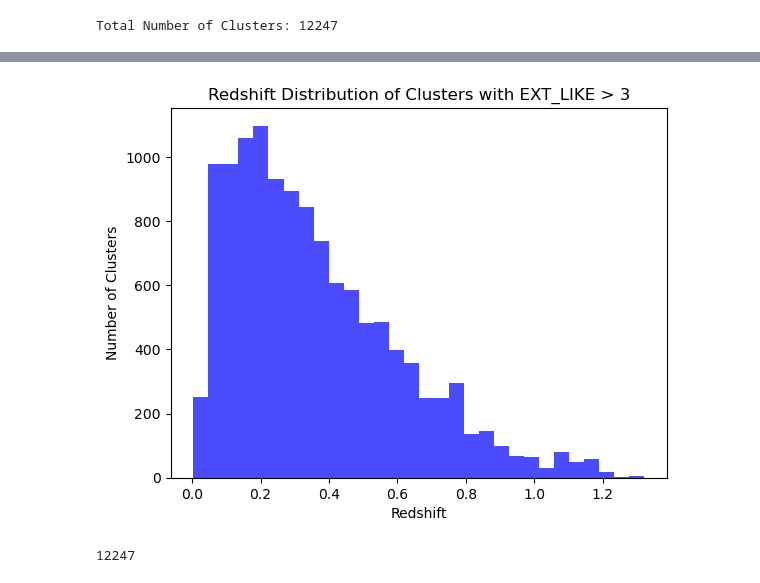
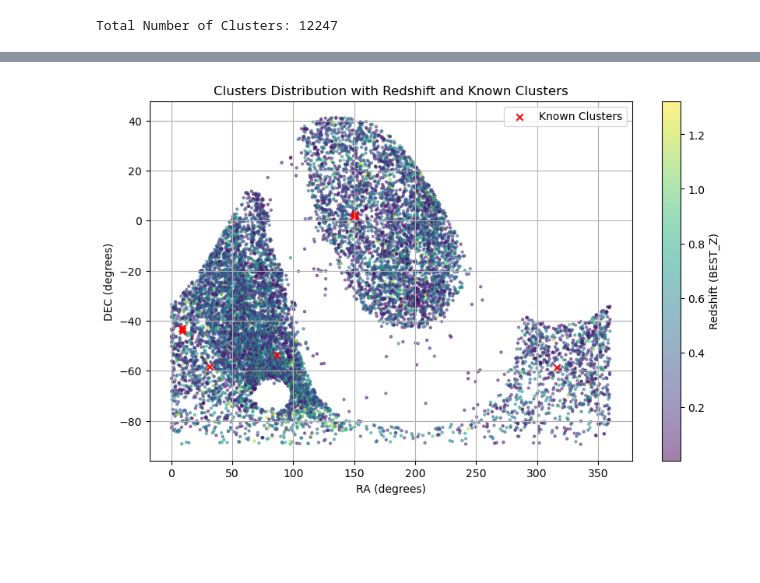
Before and after one commit to RyanNease/GoGreeneRosita, a Jupyter notebook: eROSITACatalog.ipynb, the cells around one changed output, grey strips where cells are left out. Drawn from its saved outputs; the diff is of its cells as text; code cells hidden in the pictures; blank space fills up the shorter version.

```diff
--- a/eROSITACatalog.ipynb
+++ b/eROSITACatalog.ipynb
@@ -179,17 +143,31 @@ plt.show()
-# %%
-# Assuming you have a column named "EXT_LIKE" in your data_table
-ext_like_values = data_table['EXT_LIKE']
-
-# Filter data based on EXT_LIKE > 3
-filtered_data = data_table[ext_like_values > 3]
-
-# Create a histogram
-plt.hist(filtered_data['BEST_Z'], bins=30, color='blue', alpha=0.7)
-plt.xlabel('Redshift')
-plt.ylabel('Number of Clusters')
-plt.title('Redshift Distribution of Clusters with EXT_LIKE > 3')
-plt.show()
-print(len(redshift_values))
-# %% [output]
-[figure, removed]
-12247
+# %%
+# Extract RA, DEC, and redshift columns
+ra = data_table['RA']
+dec = data_table['DEC']
+redshift = data_table['BEST_Z']
+
+# Specify RA and DEC coordinates for known clusters
+known_clusters_ra = [150.6208, 150.562, 149.4692,150.359,31.451,86.6403,316.5191,8.957,8.67512,9.18756]  # Add your specific RA coordinates here
+known_clusters_dec = [2.1675, 2.5031, 1.6685,1.9352,-58.4803,-53.761,-58.7411,-43.206604,-43.1315,-44.1805]  # Add your specific DEC coordinates here
+
+# Create a scatter plot with redshift information
+plt.figure(figsize=(10, 6))
+
+# Scatter plot for all data points
+scatter = plt.scatter(ra, dec, c=redshift, s=5, alpha=0.5, cmap='viridis')
+
+# Mark known clusters with red 'x' markers
+plt.scatter(known_clusters_ra, known_clusters_dec, marker='x', color='red', label='Known Clusters')
+
+plt.title('Clusters Distribution with Redshift and Known Clusters')
+plt.xlabel('RA (degrees)')
+plt.ylabel('DEC (degrees)')
+
+# Add a legend to label the red 'x' markers
+plt.legend()
+
+plt.colorbar(scatter, label='Redshift (BEST_Z)')
+plt.grid(True)
+plt.show()
+# %% [output]
+[figure, added]
```
Also changed, not shown: parts of 12 cells of this notebook.
